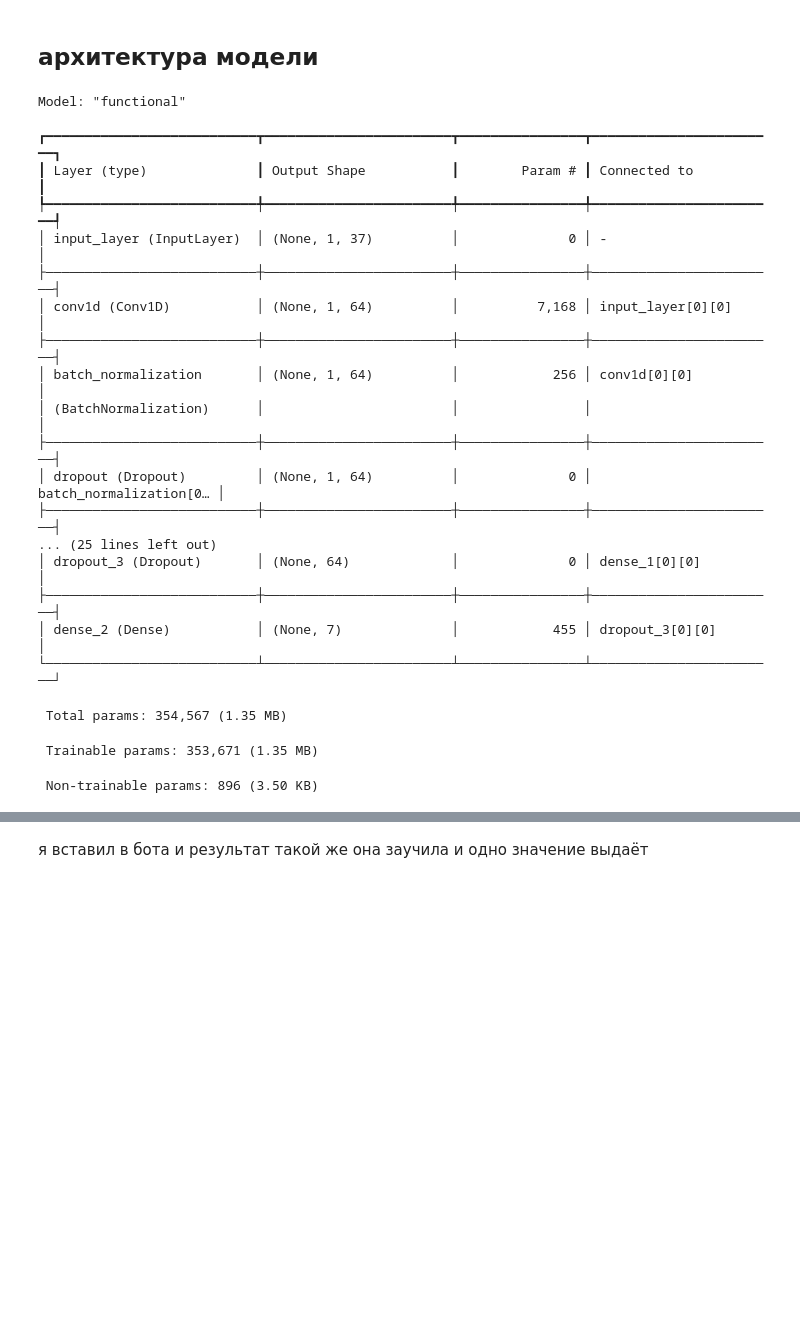
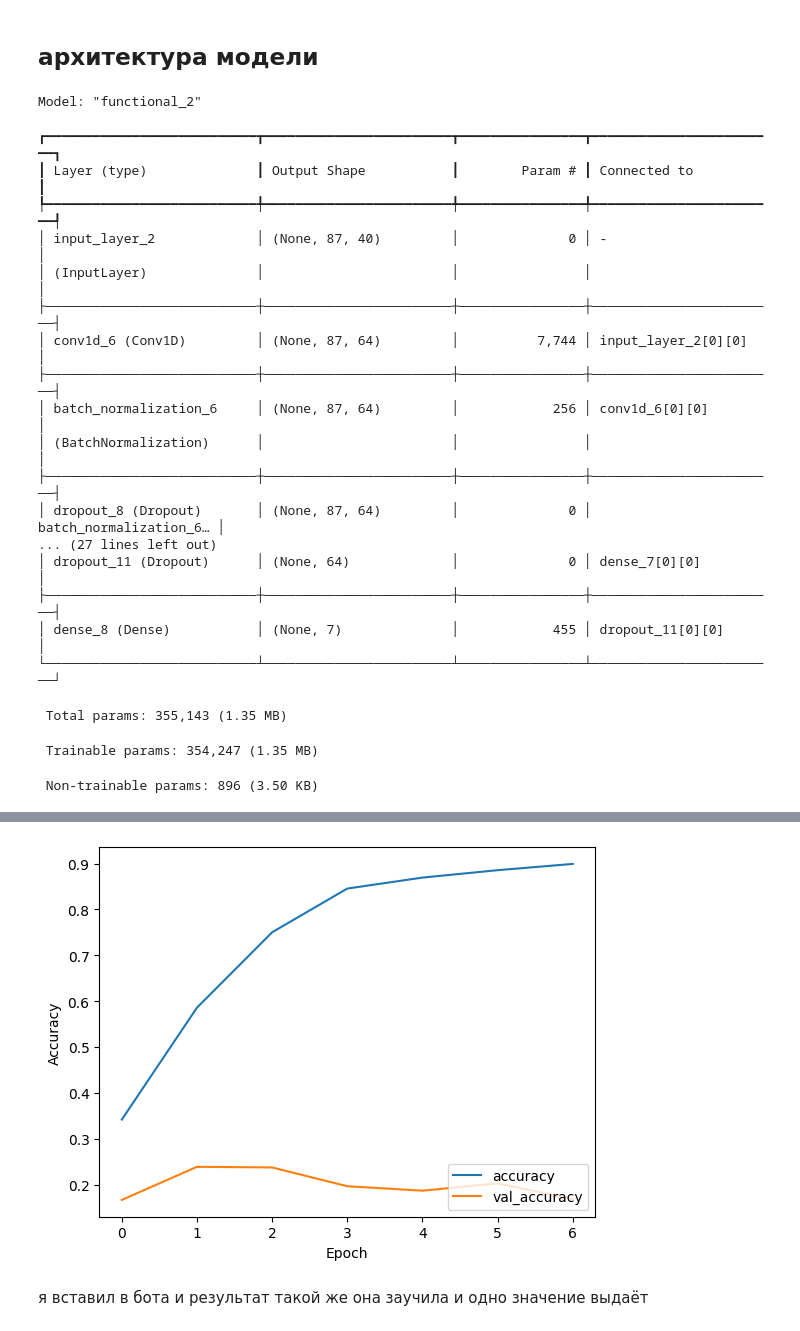
Before and after one commit to tihunn/emotion_testing, a Jupyter notebook: emotional_testing.ipynb, the cells around one changed output, grey strips where cells are left out. Cells and saved outputs as stored; diff of their text form; code cells hidden in the pictures; blank space fills up the shorter version.

```diff
--- a/emotional_testing.ipynb
+++ b/emotional_testing.ipynb
@@ -830,0 +863,6 @@ y_val = y_shuffled_val
+# %%
+from tensorflow.keras.utils import to_categorical
+num_classes = 7
+# Преобразуем метки в one-hot encoding
+y_train_data = to_categorical(y_train_data, num_classes=num_classes)
+y_val_data = to_categorical(y_val_data, num_classes=num_classes)
@@ -893,14 +914,10 @@ def create_emotion_recognition_model(input_shape, num_classes):
 # %%
 from tensorflow.keras.callbacks import EarlyStopping, ModelCheckpoint
 
-# Преобразуем данные в формат (samples, timesteps=1, features)
-x_train_reshaped = np.expand_dims(x_train, axis=1)  # Теперь размерность (samples, 1, features)
-x_val_reshaped = np.expand_dims(x_val, axis=1)
 
 # Пример использования
-input_shape = (x_train_reshaped.shape[1], x_train_reshaped.shape[2])
+input_shape = (x_train_data.shape[1], x_train_data.shape[2])
 num_classes = 7  # Number of classes
-
 
 # Определение callback-функций
 early_stopping = EarlyStopping(monitor='val_loss', patience=5, restore_best_weights=True)
@@ -915,7 +932,8 @@ model.summary()
 model.compile(optimizer=Adam(learning_rate=1e-4), loss='categorical_crossentropy', metrics=['accuracy'])
 
 # Обучение модели
-history = model.fit(x_train_reshaped, y_train, epochs=30, batch_size=32, validation_data=(x_val_reshaped, y_val),
+history = model.fit(x_train_data, y_train_data, epochs=30, batch_size=32,
+                    validation_data=(x_val_data, y_val_data),
                     callbacks=[early_stopping, model_checkpoint])
 
 # График истории обучения
@@ -927,25 +945,25 @@ plt.ylabel('Accuracy')
 plt.legend(loc='lower right')
 plt.show()
 # %% [output]
-Model: "functional"
+Model: "functional_2"
 ┏━━━━━━━━━━━━━━━━━━━━━━━━━━━┳━━━━━━━━━━━━━━━━━━━━━━━━┳━━━━━━━━━━━━━━━━┳━━━━━━━━━━━━━━━━━━━━━━━━┓
 ┃ Layer (type)              ┃ Output Shape           ┃        Param # ┃ Connected to           ┃
 ┡━━━━━━━━━━━━━━━━━━━━━━━━━━━╇━━━━━━━━━━━━━━━━━━━━━━━━╇━━━━━━━━━━━━━━━━╇━━━━━━━━━━━━━━━━━━━━━━━━┩
-│ input_layer (InputLayer)  │ (None, 1, 37)          │              0 │ -                      │
+│ input_layer_2             │ (None, 87, 40)         │              0 │ -                      │
+│ (InputLayer)              │                        │                │                        │
 ├───────────────────────────┼────────────────────────┼────────────────┼────────────────────────┤
-│ conv1d (Conv1D)           │ (None, 1, 64)          │          7,168 │ input_layer[0][0]      │
+│ conv1d_6 (Conv1D)         │ (None, 87, 64)         │          7,744 │ input_layer_2[0][0]    │
 ├───────────────────────────┼────────────────────────┼────────────────┼────────────────────────┤
-│ batch_normalization       │ (None, 1, 64)          │            256 │ conv1d[0][0]           │
+│ batch_normalization_6     │ (None, 87, 64)         │            256 │ conv1d_6[0][0]         │
 │ (BatchNormalization)      │                        │                │                        │
 ├───────────────────────────┼────────────────────────┼────────────────┼────────────────────────┤
-│ dropout (Dropout)         │ (None, 1, 64)          │              0 │ batch_normalization[0… │
+│ dropout_8 (Dropout)       │ (None, 87, 64)         │              0 │ batch_normalization_6… │
+... (27 lines left out)
+│ dropout_11 (Dropout)      │ (None, 64)             │              0 │ dense_7[0][0]          │
 ├───────────────────────────┼────────────────────────┼────────────────┼────────────────────────┤
-... (25 lines left out)
-│ dropout_3 (Dropout)       │ (None, 64)             │              0 │ dense_1[0][0]          │
-├───────────────────────────┼────────────────────────┼────────────────┼────────────────────────┤
-│ dense_2 (Dense)           │ (None, 7)              │            455 │ dropout_3[0][0]        │
+│ dense_8 (Dense)           │ (None, 7)              │            455 │ dropout_11[0][0]       │
 └───────────────────────────┴────────────────────────┴────────────────┴────────────────────────┘
- Total params: 354,567 (1.35 MB)
+ Total params: 355,143 (1.35 MB)
- Trainable params: 353,671 (1.35 MB)
+ Trainable params: 354,247 (1.35 MB)
  Non-trainable params: 896 (3.50 KB)
 Epoch 1/30
@@ -961,3 +983,4 @@ Epoch 5/30
+[figure, added]
 # %%
 model.save('emotion_recognition_SAVEE.keras')
 # %% [markdown]
```
Also changed, not shown: parts of 8 cells of this notebook.
